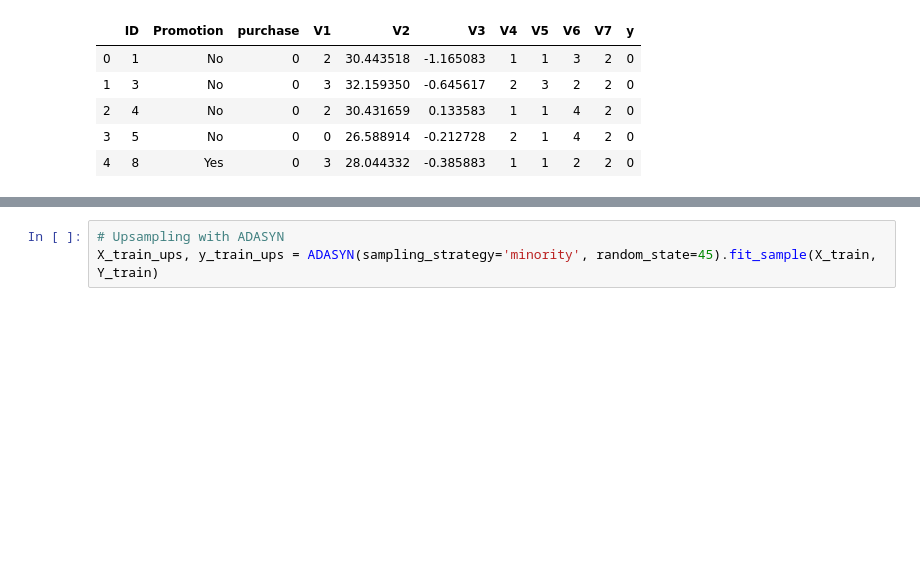
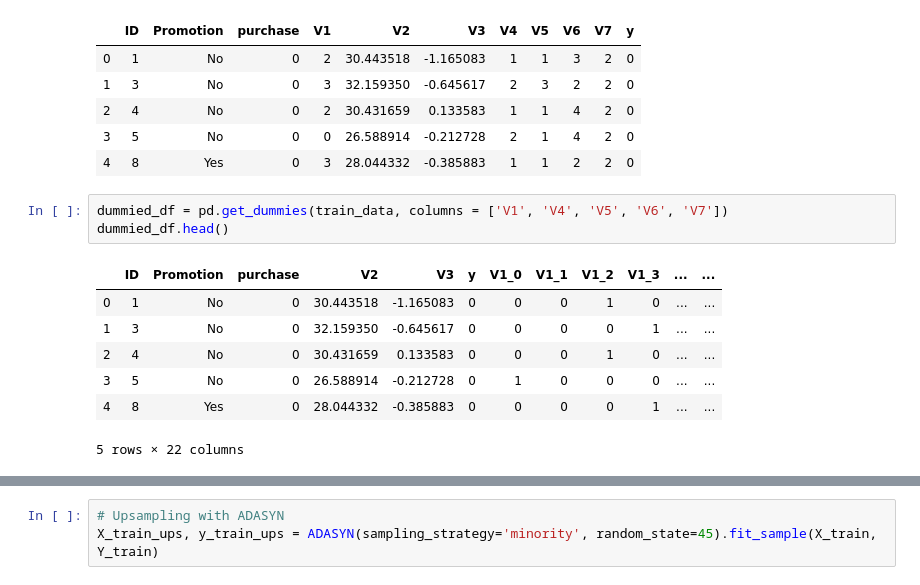
Before and after one commit to tomgtqq/DSND-Starbucks-A-B-Test, a Jupyter notebook: Starbucks-zh.ipynb, the cells around one changed output, grey strips where cells are left out. Drawn from its saved outputs; the diff is of its cells as text; blank space fills up the shorter version.

```diff
--- a/Starbucks-zh.ipynb
+++ b/Starbucks-zh.ipynb
@@ -239,3 +239,14 @@ train_data.head()
 | 2 | 4 | No | 0 | 2 | 30.431659 | 0.133583 | 1 | 1 | 4 | 2 | 0 |
 | 3 | 5 | No | 0 | 0 | 26.588914 | -0.212728 | 2 | 1 | 4 | 2 | 0 |
 | 4 | 8 | Yes | 0 | 3 | 28.044332 | -0.385883 | 1 | 1 | 2 | 2 | 0 |
+# %%
+dummied_df = pd.get_dummies(train_data, columns = ['V1', 'V4', 'V5', 'V6', 'V7'])
+dummied_df.head()
+# %% [output]
+|  | ID | Promotion | purchase | V2 | V3 | y | V1_0 | V1_1 | V1_2 | V1_3 | ... | ... |
+| 0 | 1 | No | 0 | 30.443518 | -1.165083 | 0 | 0 | 0 | 1 | 0 | ... | ... |
+| 1 | 3 | No | 0 | 32.159350 | -0.645617 | 0 | 0 | 0 | 0 | 1 | ... | ... |
+| 2 | 4 | No | 0 | 30.431659 | 0.133583 | 0 | 0 | 0 | 1 | 0 | ... | ... |
+| 3 | 5 | No | 0 | 26.588914 | -0.212728 | 0 | 1 | 0 | 0 | 0 | ... | ... |
+| 4 | 8 | Yes | 0 | 28.044332 | -0.385883 | 0 | 0 | 0 | 0 | 1 | ... | ... |
+5 rows × 22 columns
```
Also changed, not shown: parts of 9 cells of this notebook.
